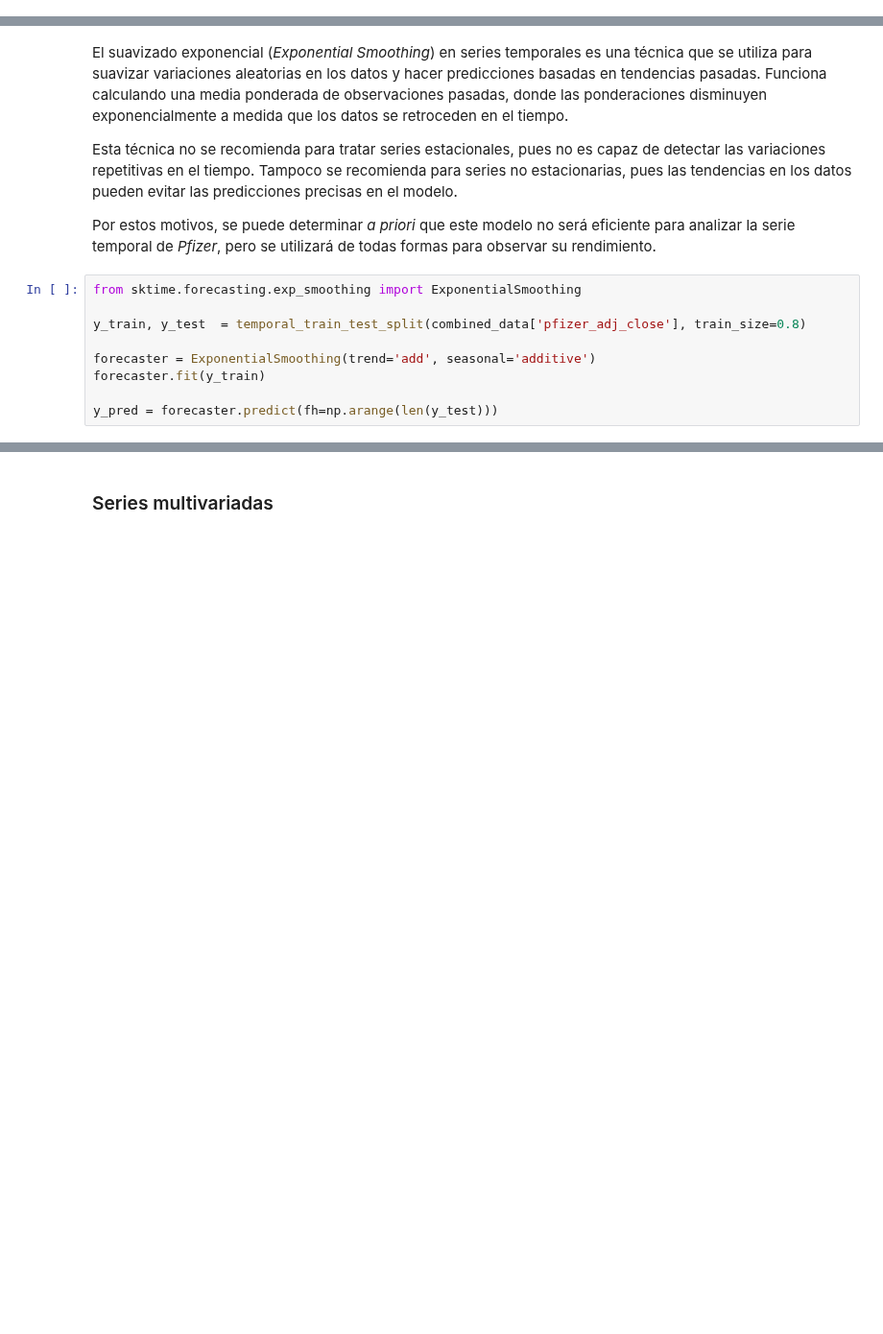
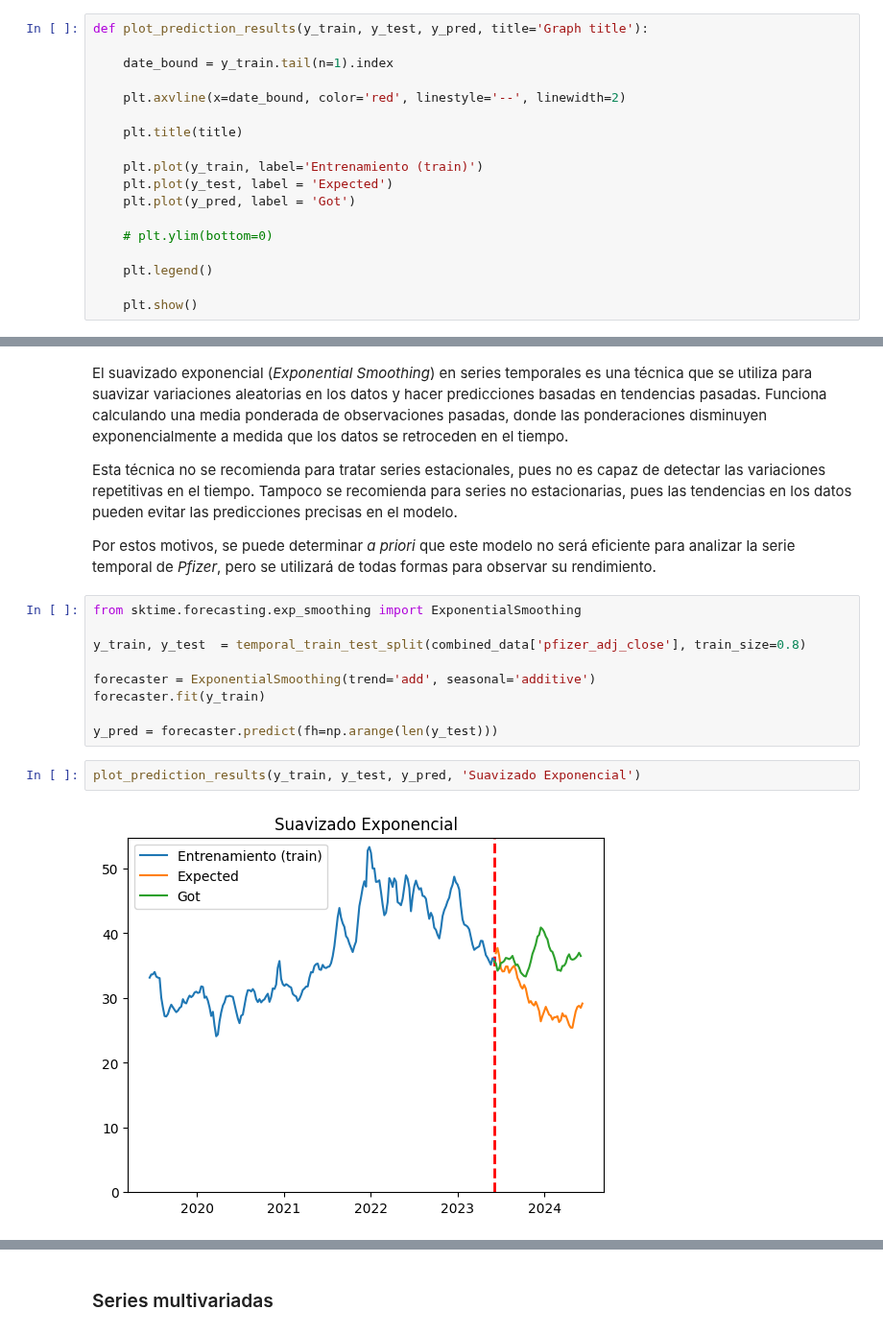
Before and after one commit to alu0101351773/TAAD_practicas, a Jupyter notebook: src/time_series.ipynb, the cells around one changed output, grey strips where cells are left out. Shown at 96% size. Cells and saved outputs as stored; diff of their text form; blank space fills up the shorter version.

Commit message:
código de suavizado exponencial realizado, pendiente de hacer el resto de modelos

```diff
--- a/src/time_series.ipynb
+++ b/src/time_series.ipynb
@@ -559,6 +562,24 @@ plt.legend()
 Como métrica de rendimiento para este tipo de análisis, se utilizará el **Error porcentual absoluto medio _(MAPE)_**.
 # %%
 from sktime.performance_metrics.forecasting import mean_absolute_percentage_error
+# %%
+def plot_prediction_results(y_train, y_test, y_pred, title='Graph title'):
+
+    date_bound = y_train.tail(n=1).index
+
+    plt.axvline(x=date_bound, color='red', linestyle='--', linewidth=2)
+
+    plt.title(title)
+
+    plt.plot(y_train, label='Entrenamiento (train)')
+    plt.plot(y_test, label = 'Expected')
+    plt.plot(y_pred, label = 'Got')
+
+    # plt.ylim(bottom=0)
+
+    plt.legend()
+
+    plt.show()
 # %% [markdown]
 ### Series univariadas
 # %% [markdown]
@@ -595,3 +615,7 @@ forecaster = ExponentialSmoothing(trend='add', seasonal='additive')
 forecaster.fit(y_train)
 
 y_pred = forecaster.predict(fh=np.arange(len(y_test)))
+# %%
+plot_prediction_results(y_train, y_test, y_pred, 'Suavizado Exponencial')
+# %% [output]
+[figure, added]
```
Also changed, not shown: parts of 12 cells of this notebook.
